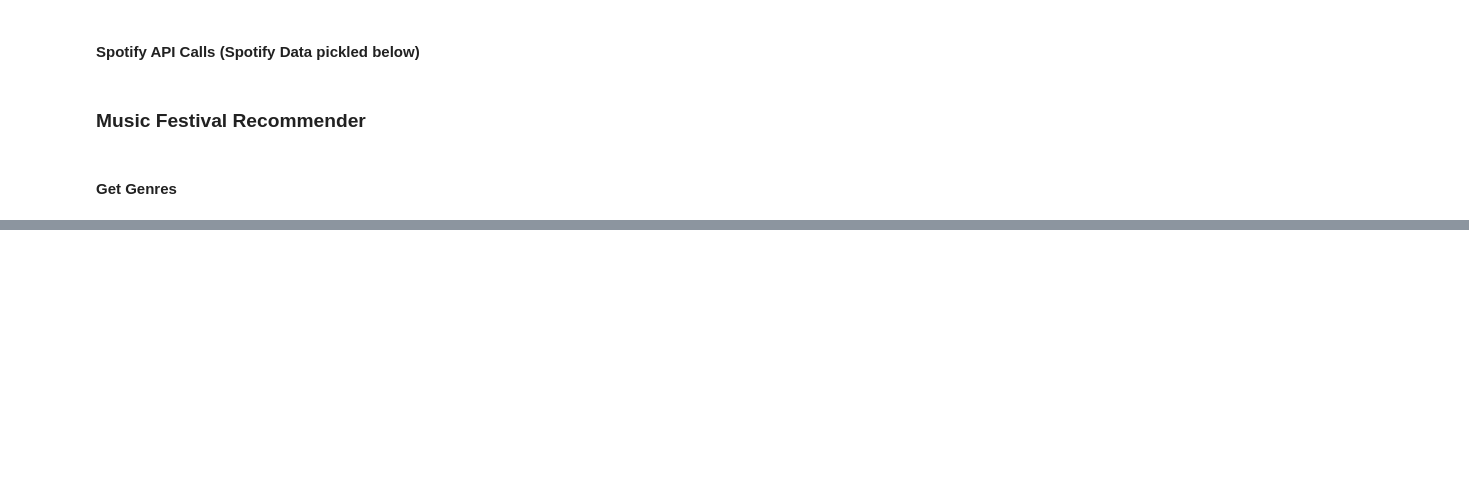
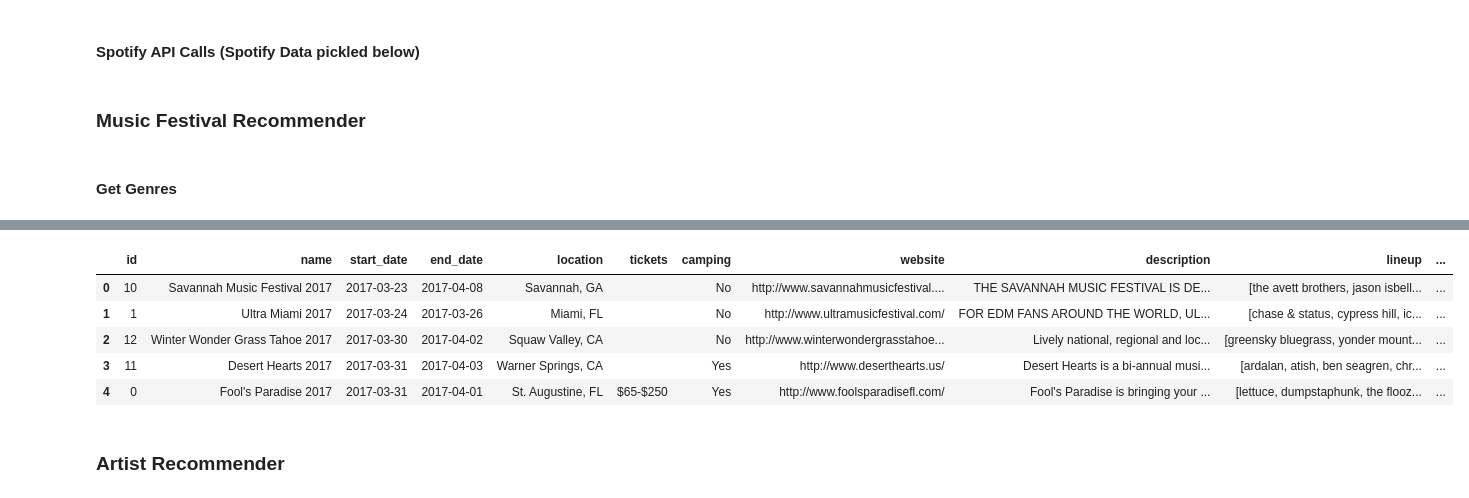
Before and after one commit to aliandra/proj5-festivals, a Jupyter notebook: music_festivals_aws.ipynb, the cells around one changed output, grey strips where cells are left out. Drawn from its saved outputs; the diff is of its cells as text; code cells hidden in the pictures; blank space fills up the shorter version.

```diff
--- a/music_festivals_aws.ipynb
+++ b/music_festivals_aws.ipynb
@@ -407,0 +609,11 @@ with open('fest_genres_norm.pk1', 'rb') as picklefile:
+# %%
+festivals.head()
+# %% [output]
+|  | id | name | start_date | end_date | location | tickets | camping | website | description | lineup | ... |
+| 0 | 10 | Savannah Music Festival 2017 | 2017-03-23 | 2017-04-08 | Savannah, GA |  | No | http://www.savannahmusicfestival.... | THE SAVANNAH MUSIC FESTIVAL IS DE... | [the avett brothers, jason isbell... | ... |
+| 1 | 1 | Ultra Miami 2017 | 2017-03-24 | 2017-03-26 | Miami, FL |  | No | http://www.ultramusicfestival.com/ | FOR EDM FANS AROUND THE WORLD, UL... | [chase & status, cypress hill, ic... | ... |
+| 2 | 12 | Winter Wonder Grass Tahoe 2017 | 2017-03-30 | 2017-04-02 | Squaw Valley, CA |  | No | http://www.winterwondergrasstahoe... | Lively national, regional and loc... | [greensky bluegrass, yonder mount... | ... |
+| 3 | 11 | Desert Hearts 2017 | 2017-03-31 | 2017-04-03 | Warner Springs, CA |  | Yes | http://www.deserthearts.us/ | Desert Hearts is a bi-annual musi... | [ardalan, atish, ben seagren, chr... | ... |
+| 4 | 0 | Fool's Paradise 2017 | 2017-03-31 | 2017-04-01 | St. Augustine, FL | $65-$250 | Yes | http://www.foolsparadisefl.com/ | Fool's Paradise is bringing your ... | [lettuce, dumpstaphunk, the flooz... | ... |
+# %% [markdown]
+### Artist Recommender
```
Also changed, not shown: parts of 69 cells of this notebook.
